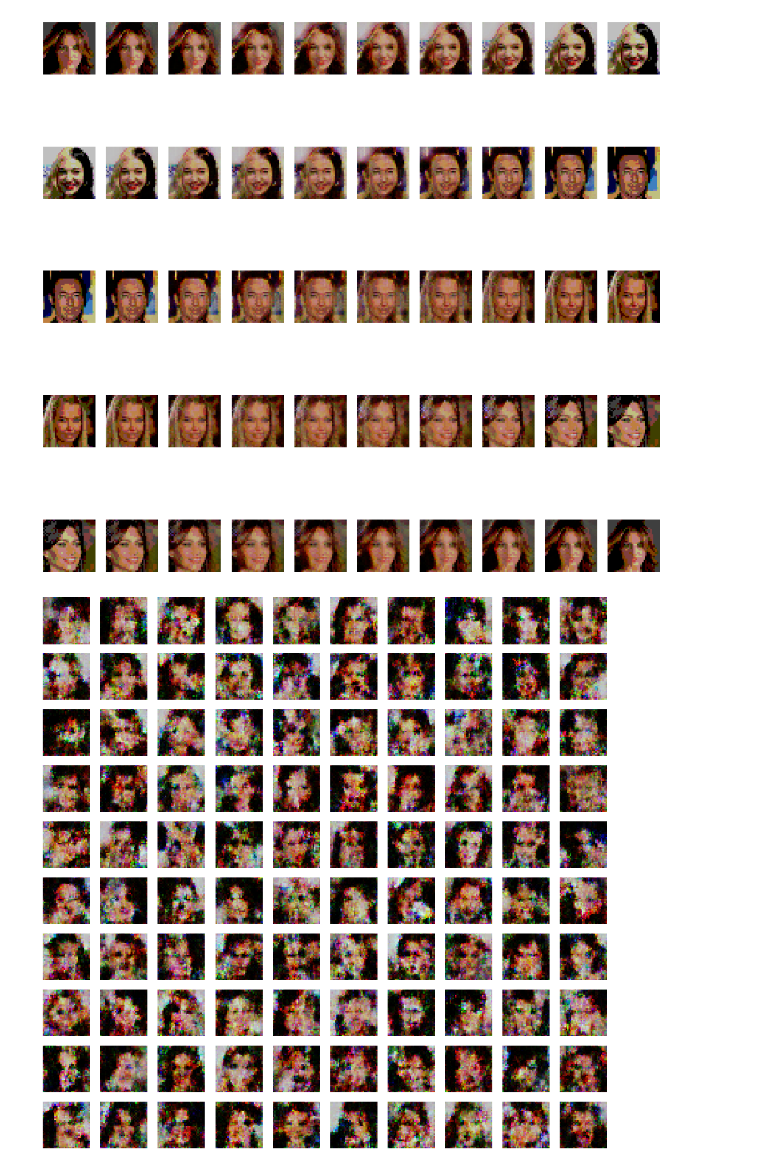
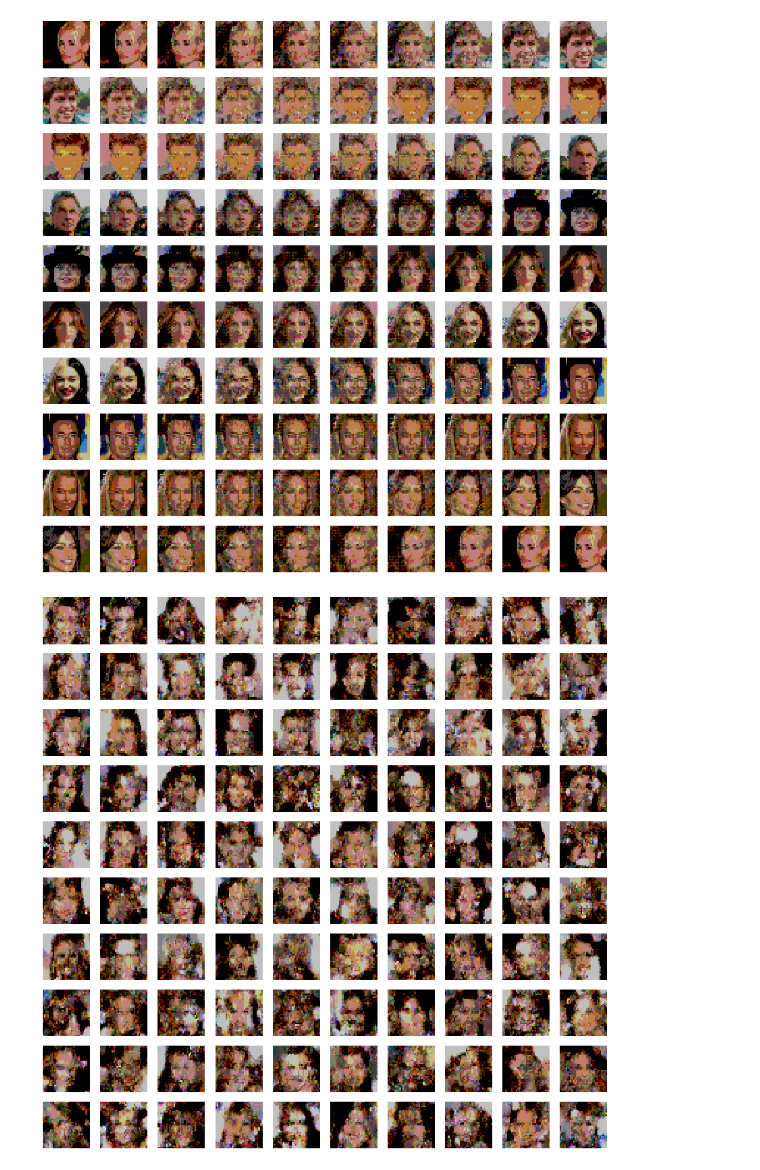
Before and after one commit to GrigoryBartosh/hse07_dul, a Jupyter notebook: hw22.ipynb, the cells around one changed output. Saved outputs shown, nothing was run; the diff lists cells and outputs as text; code cells hidden in the pictures.

```diff
--- a/hw22.ipynb
+++ b/hw22.ipynb
@@ -117,7 +117,7 @@ class CouplingLayer(nn.Module):
         return z
 # %%
 class ActNorm(nn.Module):
-    EPS = 1e-9
+    EPS = 1e-8
 
     def __init__(self, c, h, w):
         super(ActNorm, self).__init__()
@@ -135,7 +135,7 @@ class ActNorm(nn.Module):
         return x
 # %%
 class RealNVP(nn.Module):
-    EPS = 1e-6
+    EPS = 1e-8
 
     def __init__(self, in_planes, h, w, planes=32, layers=4):
         super(RealNVP, self).__init__()
@@ -394,7 +394,7 @@ def show_sampels(model, n=100):
         axarr[i // n, i % n].axis('off')
     plt.show()
 # %%
-epochs = 10 # 100
+epochs = 500
 lr = 0.0005
 w_l2 = 0
 
@@ -412,2 +411,0 @@ train(model, criterion, optimizer, None, epochs)
-# %%
-train(model, criterion, optimizer, None, 30)
@@ -417,9 +412,9 @@ train(model, criterion, optimizer, None, 30)
 # %%
 model.eval()
-show_interpolation(model)
+show_interpolation(model, 10, 10)
 # %% [output]
-[figure, old version]
+[figure, new version]
 # %%
 show_sampels(model)
 # %% [output]
-[figure, old version]
+[figure, new version]
```
Also changed, not shown: parts of 2 cells of this notebook.
